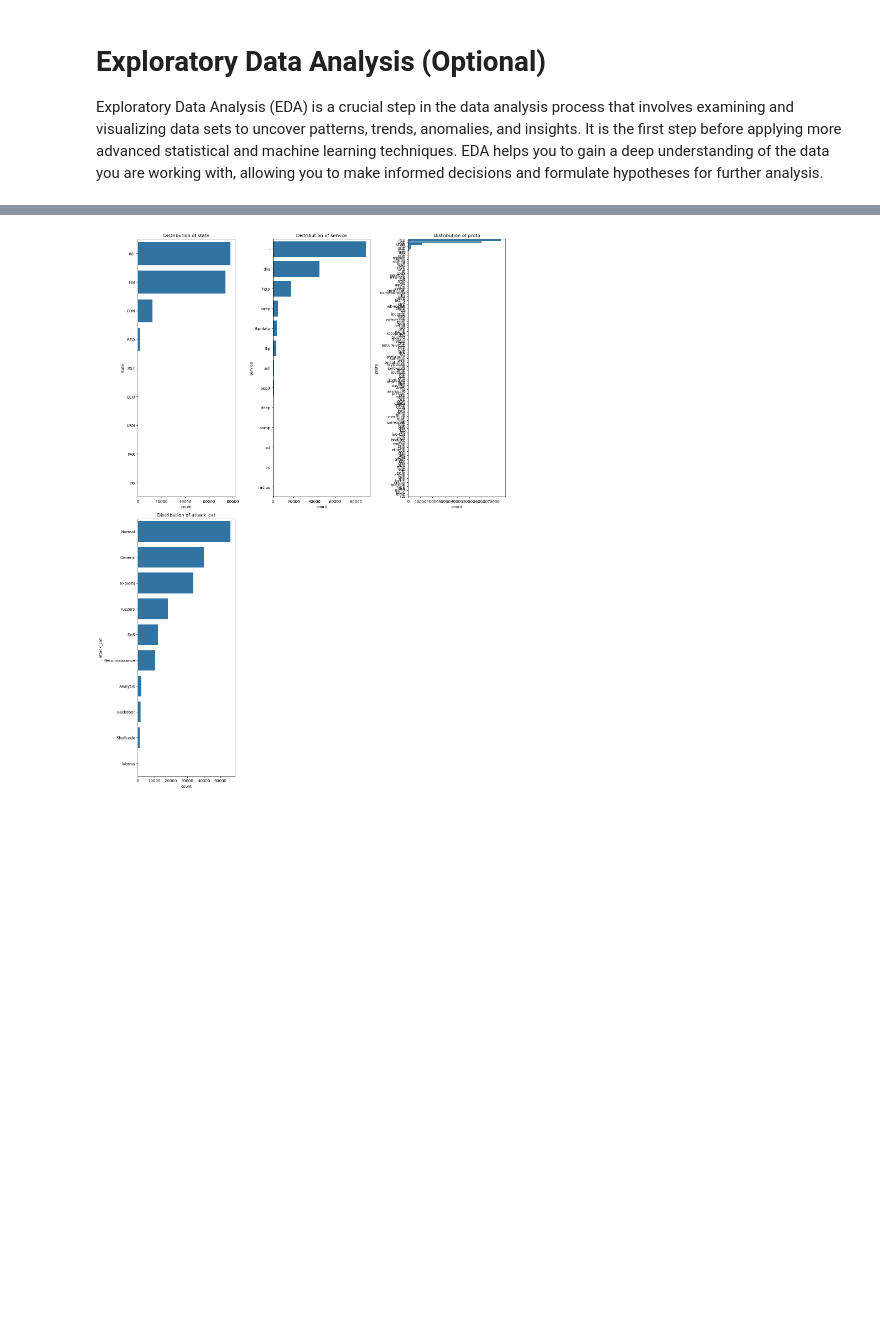
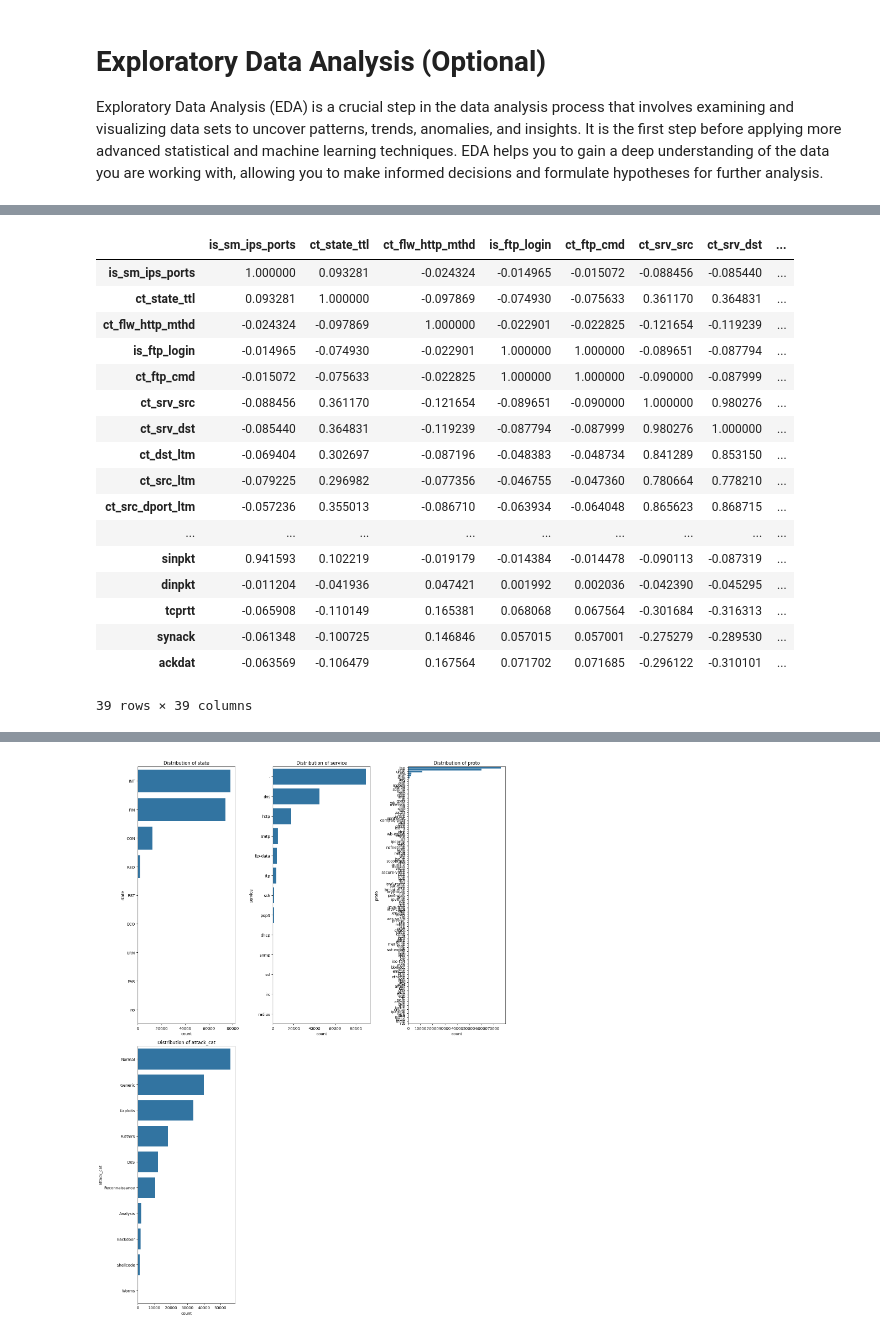
Before and after one commit to FrancescoMichael/Tubes2-AI, a Jupyter notebook: main.ipynb, the cells around one changed output, grey strips where cells are left out. Drawn from its saved outputs; the diff is of its cells as text; code cells hidden in the pictures; blank space fills up the shorter version.

```diff
--- a/main.ipynb
+++ b/main.ipynb
@@ -280,5 +244,24 @@ num_rows = (num_features + num_cols - 1) // num_cols
 # %%
-# corr_matrix = numeric_feats.corr()
+corr_matrix = numeric_feats.corr()
 
-# corr_matrix
+corr_matrix
+# %% [output]
+|  | is_sm_ips_ports | ct_state_ttl | ct_flw_http_mthd | is_ftp_login | ct_ftp_cmd | ct_srv_src | ct_srv_dst | ... |
+| is_sm_ips_ports | 1.000000 | 0.093281 | -0.024324 | -0.014965 | -0.015072 | -0.088456 | -0.085440 | ... |
+| ct_state_ttl | 0.093281 | 1.000000 | -0.097869 | -0.074930 | -0.075633 | 0.361170 | 0.364831 | ... |
+| ct_flw_http_mthd | -0.024324 | -0.097869 | 1.000000 | -0.022901 | -0.022825 | -0.121654 | -0.119239 | ... |
+| is_ftp_login | -0.014965 | -0.074930 | -0.022901 | 1.000000 | 1.000000 | -0.089651 | -0.087794 | ... |
+| ct_ftp_cmd | -0.015072 | -0.075633 | -0.022825 | 1.000000 | 1.000000 | -0.090000 | -0.087999 | ... |
+| ct_srv_src | -0.088456 | 0.361170 | -0.121654 | -0.089651 | -0.090000 | 1.000000 | 0.980276 | ... |
+| ct_srv_dst | -0.085440 | 0.364831 | -0.119239 | -0.087794 | -0.087999 | 0.980276 | 1.000000 | ... |
+| ct_dst_ltm | -0.069404 | 0.302697 | -0.087196 | -0.048383 | -0.048734 | 0.841289 | 0.853150 | ... |
+| ct_src_ltm | -0.079225 | 0.296982 | -0.077356 | -0.046755 | -0.047360 | 0.780664 | 0.778210 | ... |
+| ct_src_dport_ltm | -0.057236 | 0.355013 | -0.086710 | -0.063934 | -0.064048 | 0.865623 | 0.868715 | ... |
+| ... | ... | ... | ... | ... | ... | ... | ... | ... |
+| sinpkt | 0.941593 | 0.102219 | -0.019179 | -0.014384 | -0.014478 | -0.090113 | -0.087319 | ... |
+| dinpkt | -0.011204 | -0.041936 | 0.047421 | 0.001992 | 0.002036 | -0.042390 | -0.045295 | ... |
+| tcprtt | -0.065908 | -0.110149 | 0.165381 | 0.068068 | 0.067564 | -0.301684 | -0.316313 | ... |
+| synack | -0.061348 | -0.100725 | 0.146846 | 0.057015 | 0.057001 | -0.275279 | -0.289530 | ... |
+| ackdat | -0.063569 | -0.106479 | 0.167564 | 0.071702 | 0.071685 | -0.296122 | -0.310101 | ... |
+39 rows × 39 columns
 # %%
```
Also changed, not shown: parts of 146 cells of this notebook, 13 other files.
